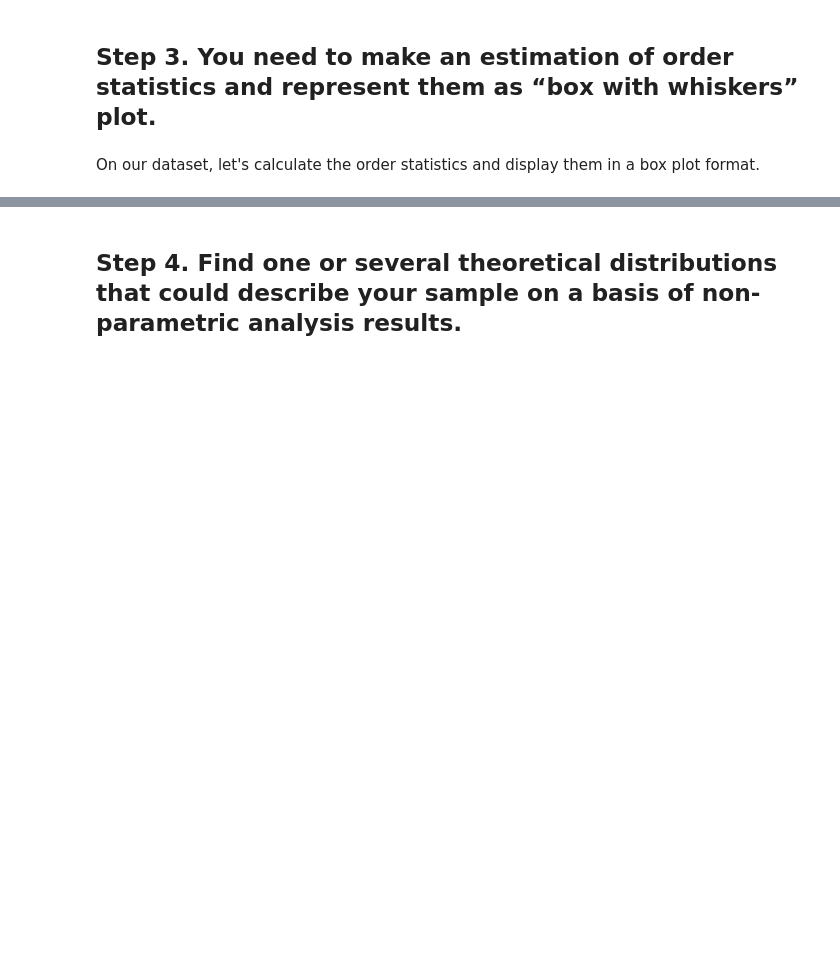
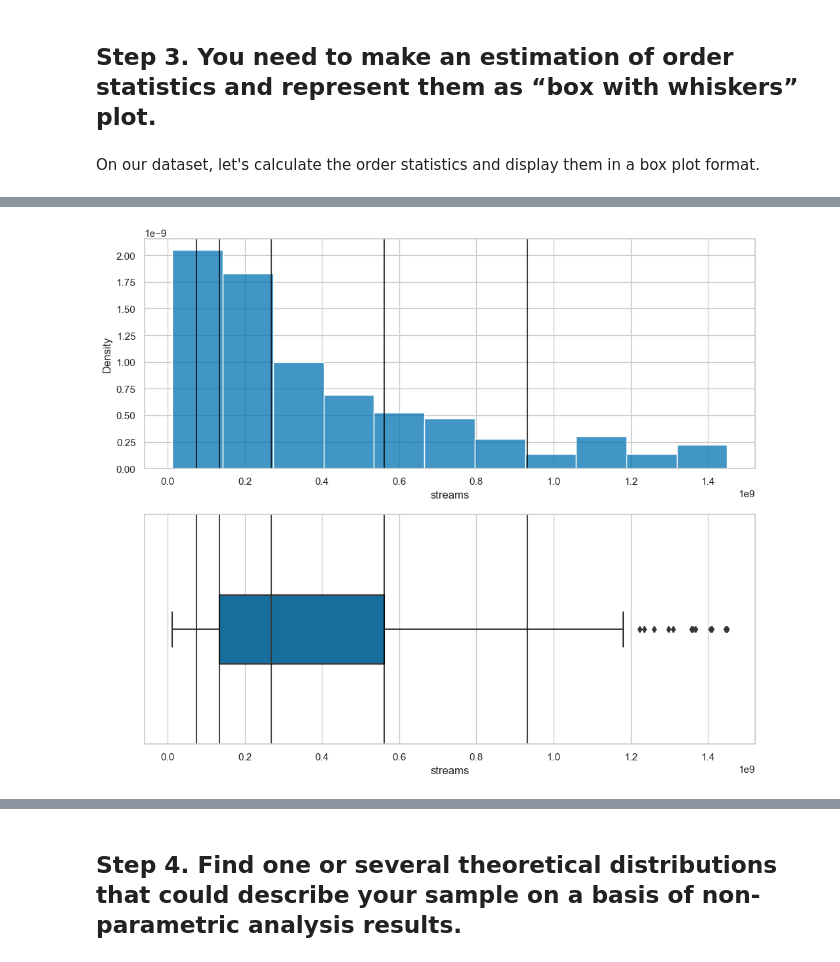
Before and after one commit to THECODEDEMOGORGON/multivariate_data_analysis, a Jupyter notebook: task1.ipynb, the cells around one changed output, grey strips where cells are left out. Saved outputs shown, nothing was run; the diff lists cells and outputs as text; code cells hidden in the pictures; blank space fills up the shorter version.

```diff
--- a/task1.ipynb
+++ b/task1.ipynb
@@ -201,0 +178,4 @@ Standard Deviation: 86.4414929326428
+# %%
+plot_box(IQR(data.streams), 'streams')
+# %% [output]
+[figure, added]
```
Also changed, not shown: parts of 7 cells of this notebook.
